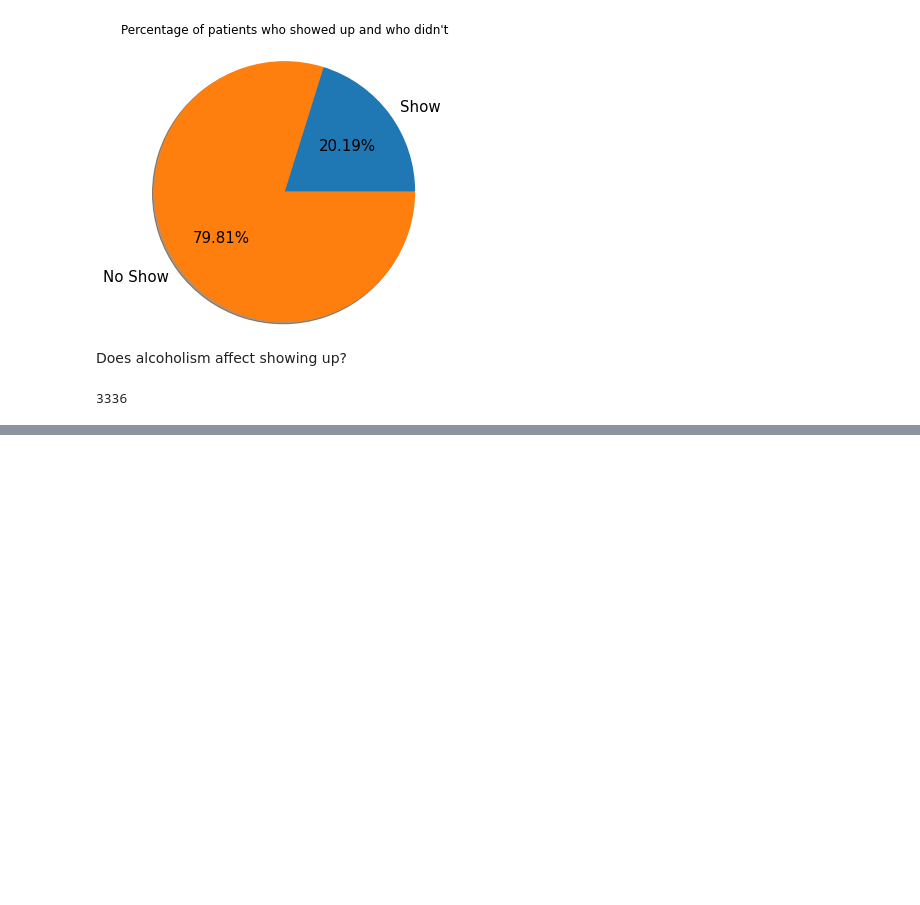
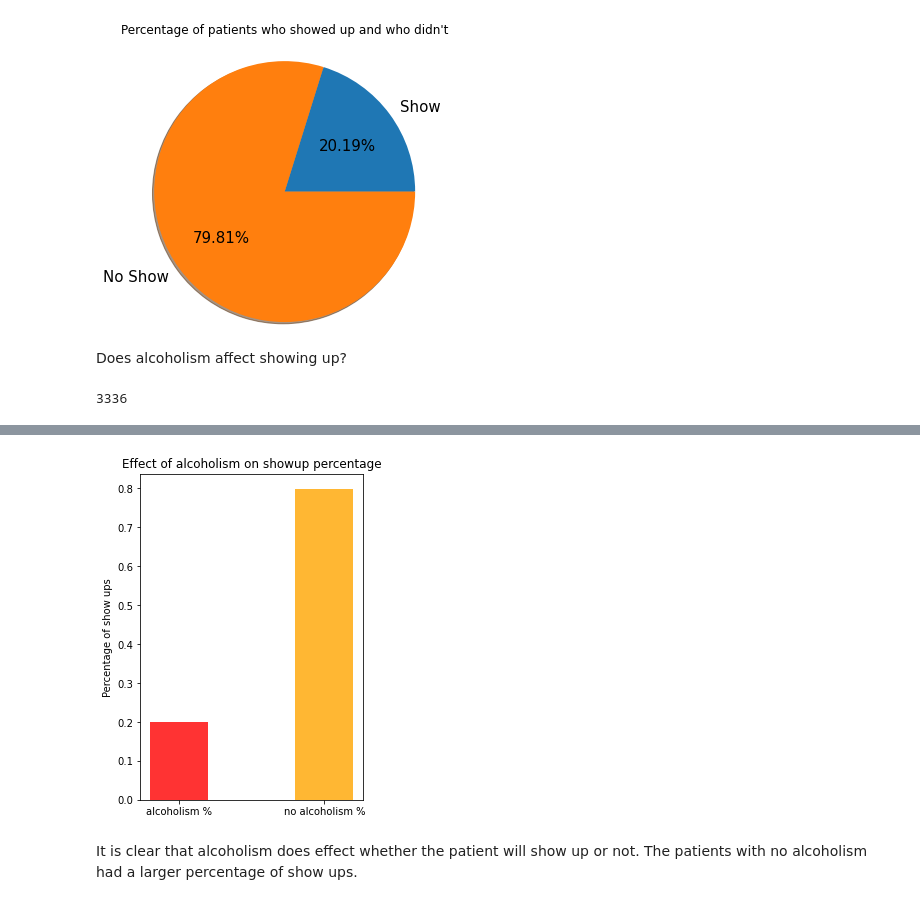
Before and after one commit to ijaz-hussain/ACIT-4880-Project-2, a Jupyter notebook: exporatory_data_analysis.ipynb, the cells around one changed output, grey strips where cells are left out. Saved outputs shown, nothing was run; the diff lists cells and outputs as text; code cells hidden in the pictures; blank space fills up the shorter version.

```diff
--- a/exporatory_data_analysis.ipynb
+++ b/exporatory_data_analysis.ipynb
@@ -70,0 +85,17 @@ plt.title('Alcoholism and number of patient shows');
+# %%
+#calculating the percentage
+alcoholism_percent = alcoholism_report[1][1] / alcoholism_report[1].sum()
+no_alcoholism_percent = alcoholism_report[0][0] / alcoholism_report[0].sum()
+# %%
+#plotting to explore
+x_axis = ['alcoholism %' , 'no alcoholism %']
+y_axis = [alcoholism_percent, no_alcoholism_percent]
+colors = ['red' , 'orange']
+plt.figure(figsize=(4,6),)
+plt.bar(x_axis,y_axis, color = colors, width = 0.4,alpha = 0.8 , )
+plt.ylabel('Percentage of show ups')
+plt.title('Effect of alcoholism on showup percentage');
+# %% [output]
+[figure, added]
+# %% [markdown]
+It is clear that alcoholism does effect whether the patient will show up or not. The patients with no alcoholism had a larger percentage of show ups.
```
Also changed, not shown: parts of 7 cells of this notebook.
